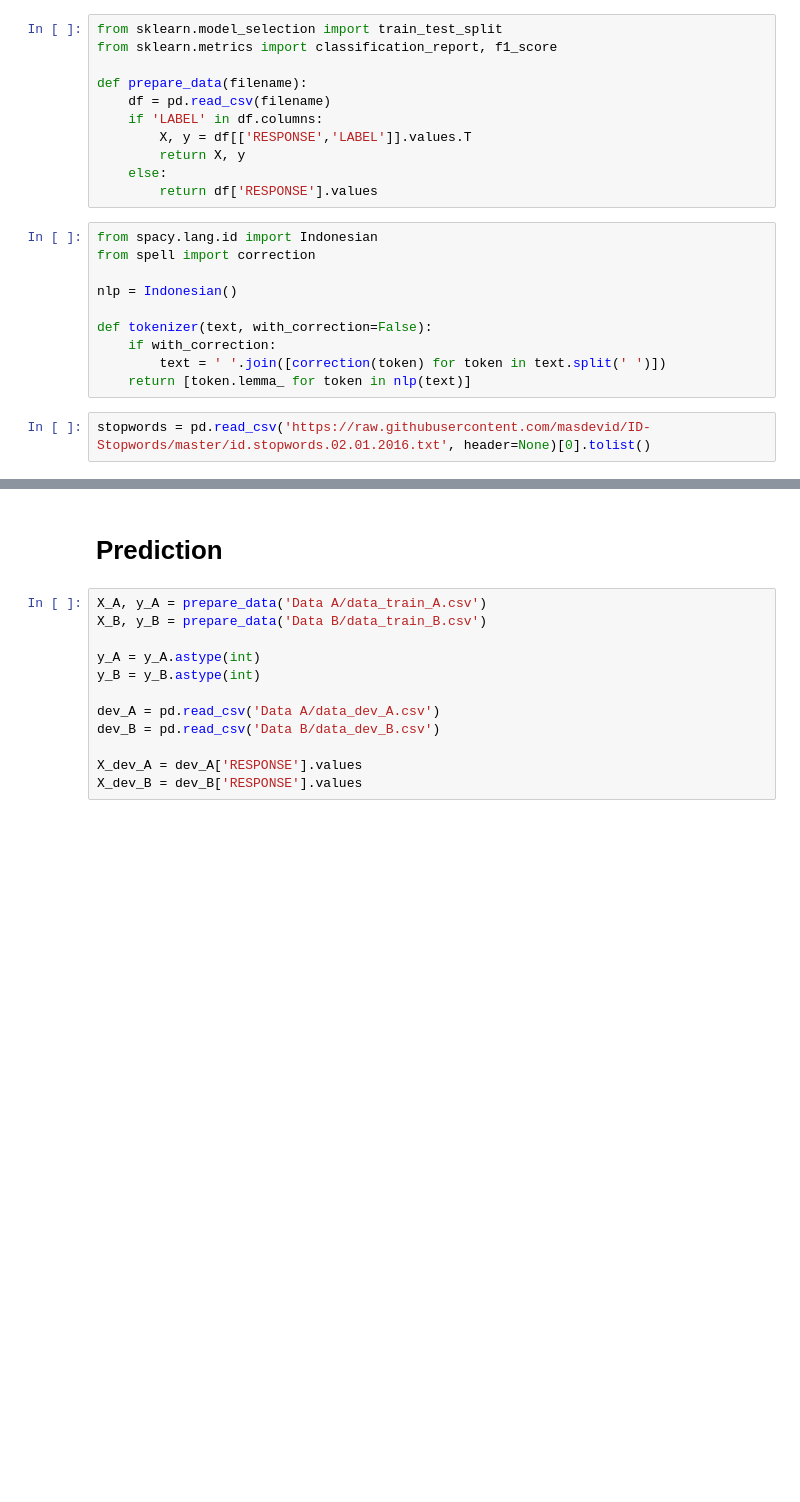
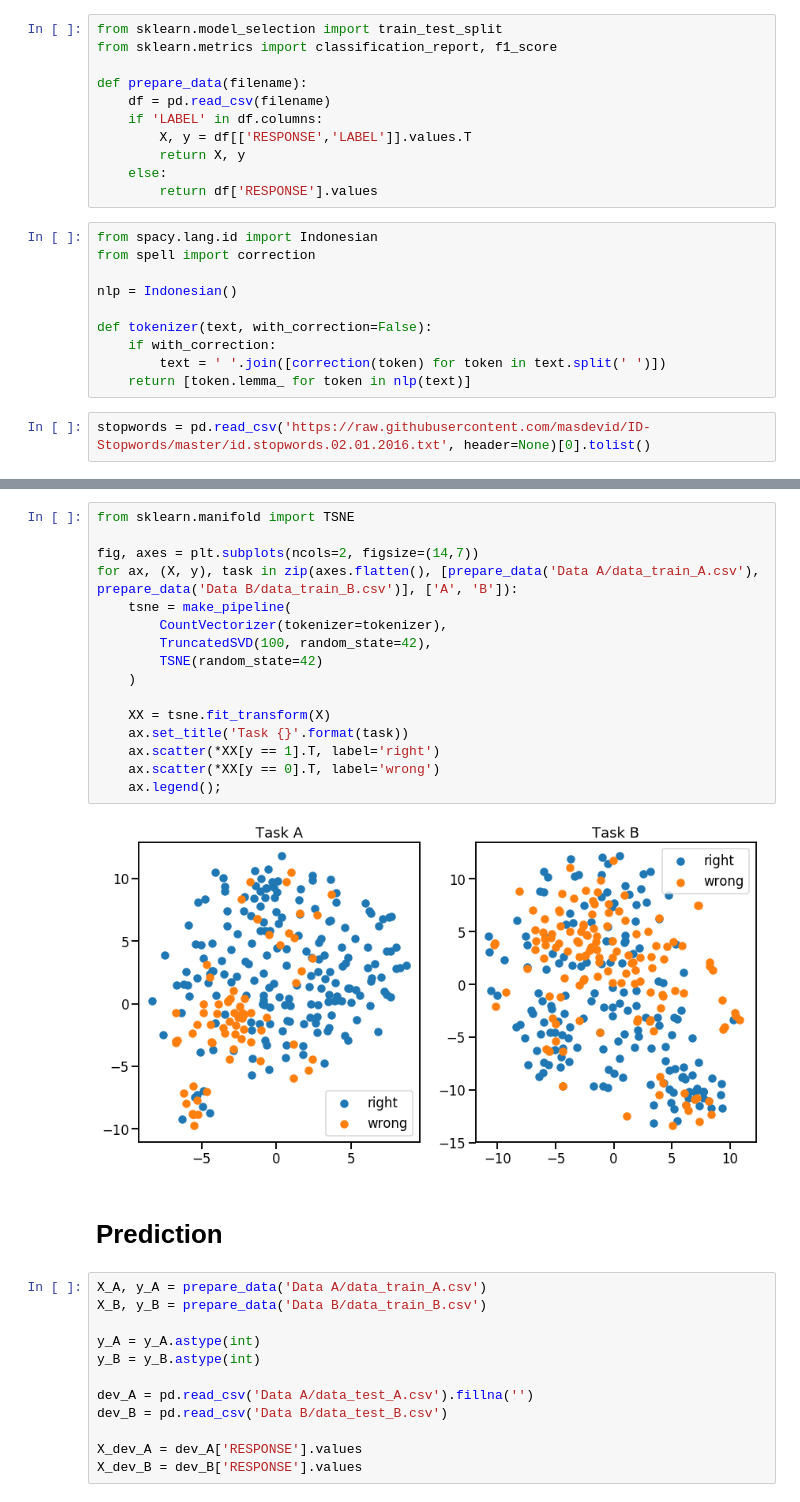
Before and after one commit to aliakbars/ukara, a Jupyter notebook: Lab.ipynb, the cells around one changed output, grey strips where cells are left out. Saved outputs shown, nothing was run; the diff lists cells and outputs as text; blank space fills up the shorter version.

```diff
--- a/Lab.ipynb
+++ b/Lab.ipynb
@@ -70,3 +120,21 @@ pd.DataFrame(
+# %%
+from sklearn.manifold import TSNE
+
+fig, axes = plt.subplots(ncols=2, figsize=(14,7))
+for ax, (X, y), task in zip(axes.flatten(), [prepare_data('Data A/data_train_A.csv'), prepare_data('Data B/data_train_B.csv')], ['A', 'B']):
+    tsne = make_pipeline(
+        CountVectorizer(tokenizer=tokenizer),
+        TruncatedSVD(100, random_state=42),
+        TSNE(random_state=42)
+    )
+
+    XX = tsne.fit_transform(X)
+    ax.set_title('Task {}'.format(task))
+    ax.scatter(*XX[y == 1].T, label='right')
+    ax.scatter(*XX[y == 0].T, label='wrong')
+    ax.legend();
+# %% [output]
+[figure, added]
 # %% [markdown]
 # Prediction
 # %%
@@ -76,8 +144,8 @@ X_B, y_B = prepare_data('Data B/data_train_B.csv')
 y_A = y_A.astype(int)
 y_B = y_B.astype(int)
 
-dev_A = pd.read_csv('Data A/data_dev_A.csv')
-dev_B = pd.read_csv('Data B/data_dev_B.csv')
+dev_A = pd.read_csv('Data A/data_test_A.csv').fillna('')
+dev_B = pd.read_csv('Data B/data_test_B.csv')
 
 X_dev_A = dev_A['RESPONSE'].values
 X_dev_B = dev_B['RESPONSE'].values
```
Also changed, not shown: parts of 7 cells of this notebook.
